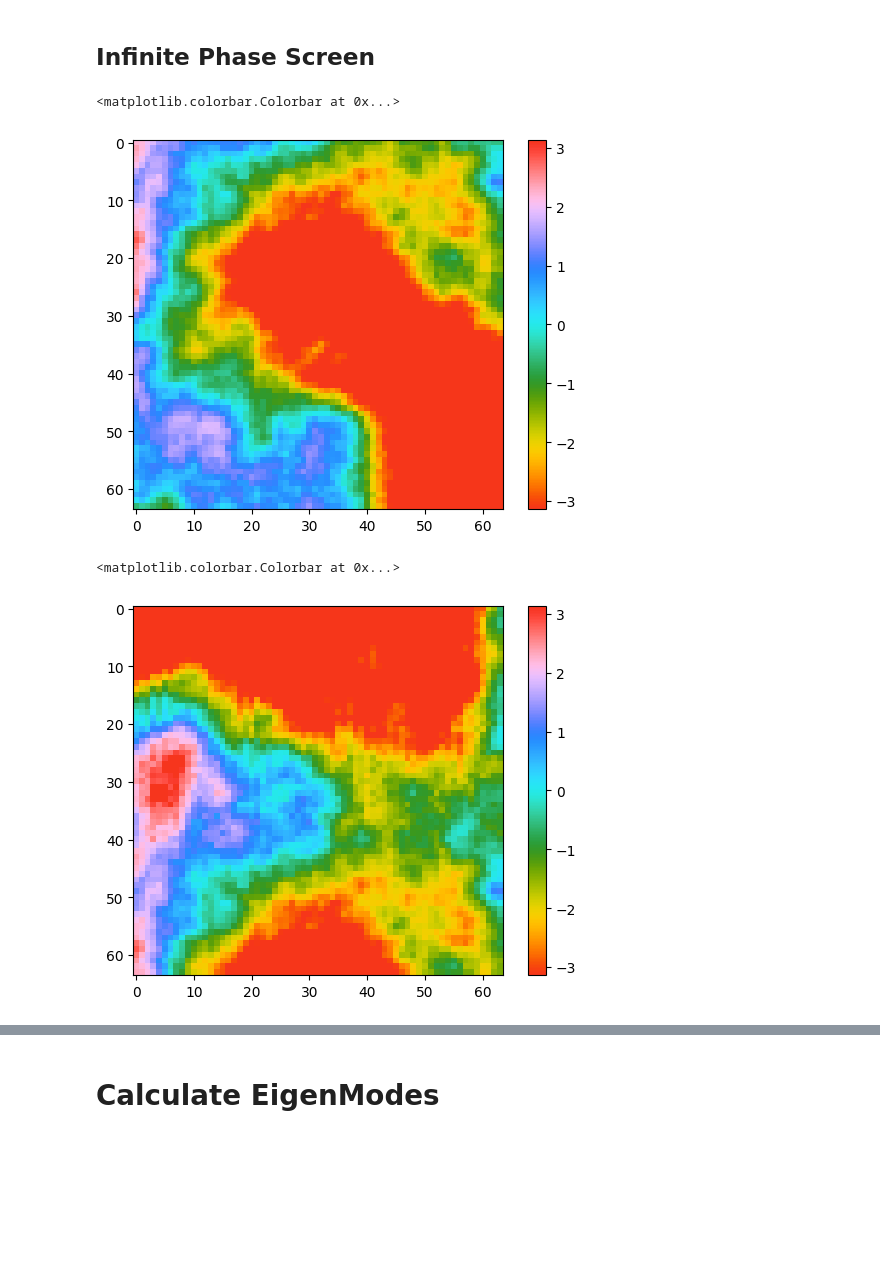
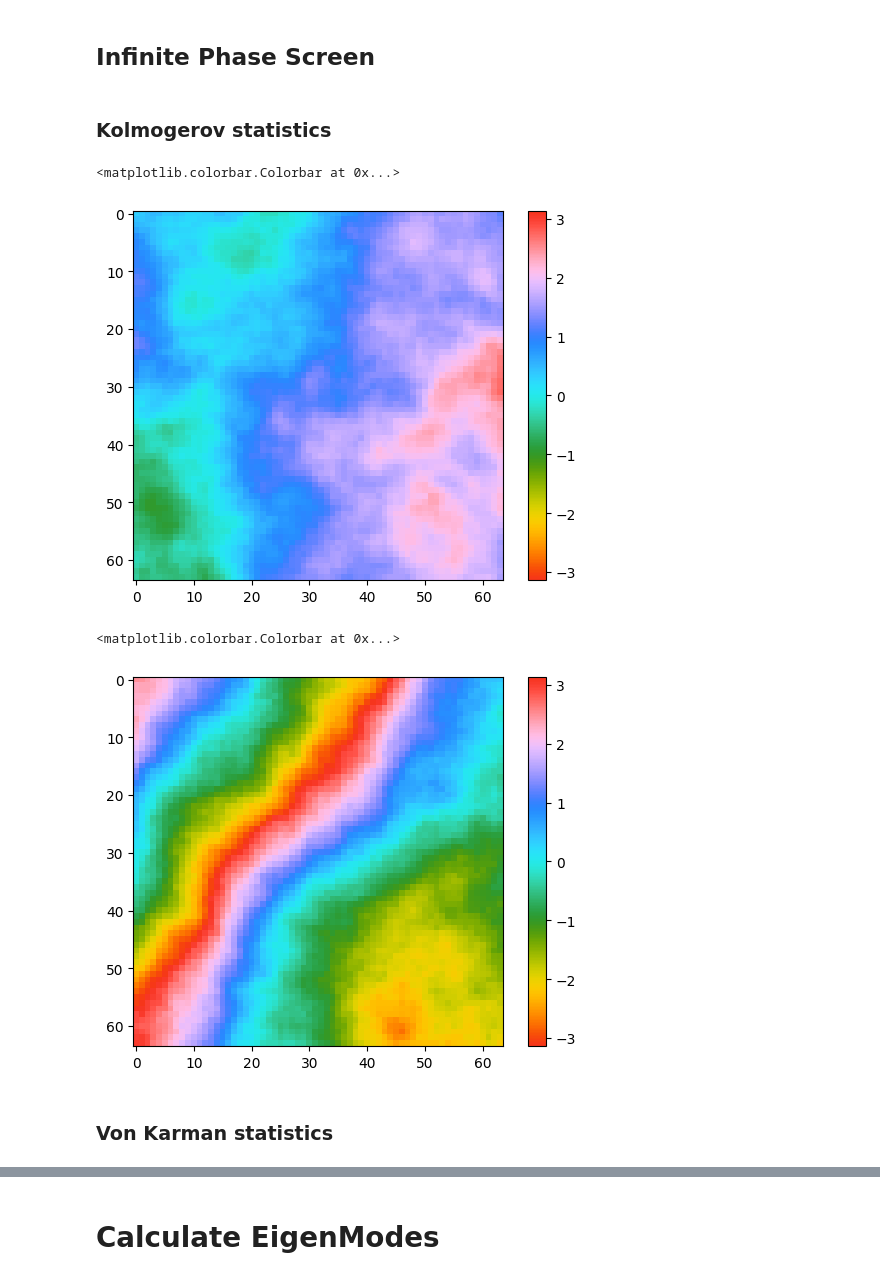
Before and after one commit to LukasScarfe/Eigen, a Jupyter notebook: eigenmodes.ipynb, the cells around one changed output, grey strips where cells are left out. Cells and saved outputs as stored; diff of their text form; code cells hidden in the pictures; blank space fills up the shorter version.

Commit message:
fixed infinite phase screens and saving images of propagated gaussians

```diff
--- a/eigenmodes.ipynb
+++ b/eigenmodes.ipynb
@@ -124,7 +122,7 @@ plt.close('all')
 # %%
 #Simulation Parameters
 size = 40*cm
-N=64
+N = 64
 
 lensSize=size/4 # Radius
 
@@ -148,13 +146,13 @@ C2_n = { # These can be toyed around with
     'StrongerTurb' : 1e-13
 }
 
-TurbStrength = 'MidTurb'
+TurbStrength = 'MidWeakTurb'
 
 r0 = pow(0.423*pow(2*np.pi/wavelength,2)*C2_n[TurbStrength]*z/numberOfPhaseScreens,-3/5)
 # Turbulence=2
 # r0=size/Turbulence
 
-phase_screen_seed=48
+phase_screen_seed=47
 
 abbs=[aotools.turbulence.phasescreen.ft_sh_phase_screen(r0,N,size/N,100,0.001) for i in range(numberOfPhaseScreens)]
 
@@ -244,24 +242,30 @@ Using 10 workers to propagate beams...
 Successfully processed 4096 pixels.
 # %% [markdown]
 ## Infinite Phase Screen
+# %% [markdown]
+### Kolmogerov statistics
 # %%
 from aotools.turbulence.infinitephasescreen import PhaseScreenKolmogorov
 # Note that i set L0=75, if you try L0=100 you get some error at least for N=64. For N=64 we need L0<90 from my testing
-inf_ps = PhaseScreenKolmogorov(N, size/N, r0, 75,random_seed=phase_screen_seed)
+# N=128 we need L0<41. Actually using L0=40 makes it look totally fucked lol. Even L0=30 is messed. Using L0=25 is nice... looks like using a small L0 with more resolution is the fix
+L0 = N * size / N * 50
+inf_ps = PhaseScreenKolmogorov(nx_size=N, pixel_scale=size/N, r0=r0, L0=L0,random_seed=phase_screen_seed, stencil_length_factor=4)
 inf_ps1 = inf_ps.scrn
 inf_ps2 = PhaseScreenKolmogorov.get_new_row(inf_ps)
 
-for i in range(0,int(N/1.5)):
+for i in range(0,int(N*10)):
     inf_ps3 = PhaseScreenKolmogorov.add_row(inf_ps)
 # %%
-plt.imshow(inf_ps1, cmap=pmap, vmin=-np.pi, vmax=np.pi)
+plt.imshow(wrap_to_pi(inf_ps1), cmap=pmap, vmin=-np.pi, vmax=np.pi)
 plt.colorbar()
 # %% [output]
 <matplotlib.colorbar.Colorbar at 0x...>
-[figure, old version]
+[figure, new version]
 # %%
-plt.imshow(inf_ps3, cmap=pmap, vmin=-np.pi, vmax=np.pi)
+plt.imshow(wrap_to_pi(inf_ps3), cmap=pmap, vmin=-np.pi, vmax=np.pi)
 plt.colorbar()
 # %% [output]
 <matplotlib.colorbar.Colorbar at 0x...>
-[figure, old version]
+[figure, new version]
+# %% [markdown]
+### Von Karman statistics
```
Also changed, not shown: parts of 11 cells of this notebook, 2 other files.
